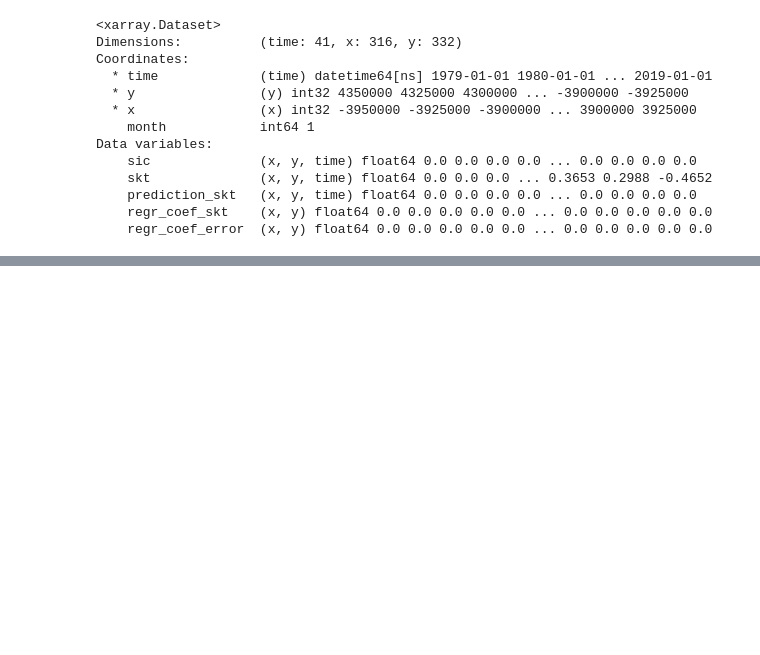
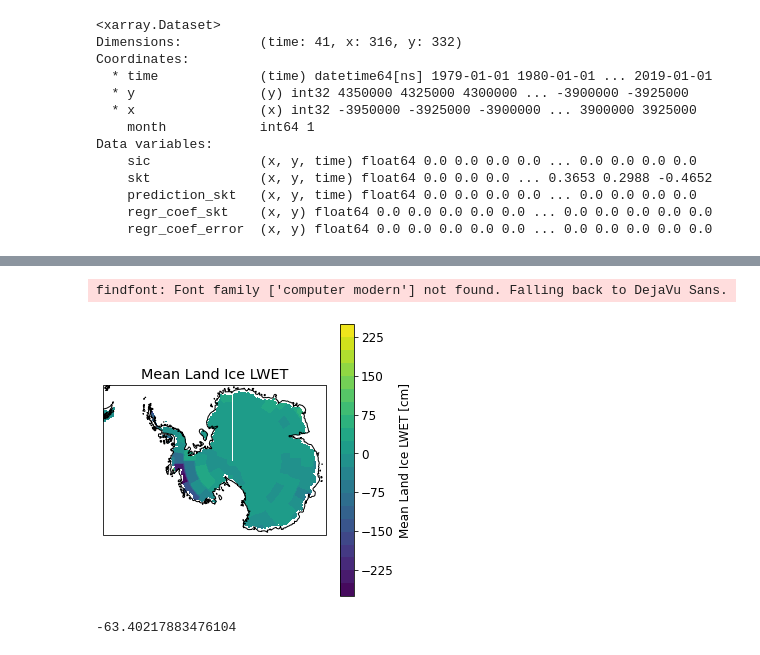
Before and after one commit to hjelleyman/Antarctica-M.2, a Jupyter notebook: Week 10.ipynb, the cells around one changed output, grey strips where cells are left out. Cells and saved outputs as stored; diff of their text form; code cells hidden in the pictures; blank space fills up the shorter version.

```diff
--- a/Week 10.ipynb
+++ b/Week 10.ipynb
@@ -81,0 +112,23 @@ ValueError: math domain error
+# %%
+LIC_mean = LIC.mean(dim='time').copy()
+LIC_mean = LIC_mean.where(landmask)
+# %%
+fig = plt.figure(figsize=(5, 5))
+ax = fig.add_subplot(1, 1, 1, projection=ccrs.SouthPolarStereo())
+plot = ax.contourf(LIC_mean.x, LIC_mean.y, LIC_mean,
+                   levels=20, crs=ccrs.SouthPolarStereo())
+ax.coastlines()
+ax.set_title('Mean Land Ice LWET')
+cbar = plt.colorbar(plot)
+cbar.set_label(r'Mean Land Ice LWET [cm]')
+misc.savefigures(folder='images/week10', filename='mean_lic_distribution')
+plt.show()
+# %% [output]
+findfont: Font family ['computer modern'] not found. Falling back to DejaVu Sans.
+[figure, added]
+# %%
+mask2 = LIC_mean<np.nanpercentile(LIC_mean, 5)
+mask2 *= LIC_mean.x <0
+np.nanpercentile(LIC_mean, 5)
+# %% [output]
+-63.40217883476104
```
Also changed, not shown: parts of 17 cells of this notebook, 7 other files.
